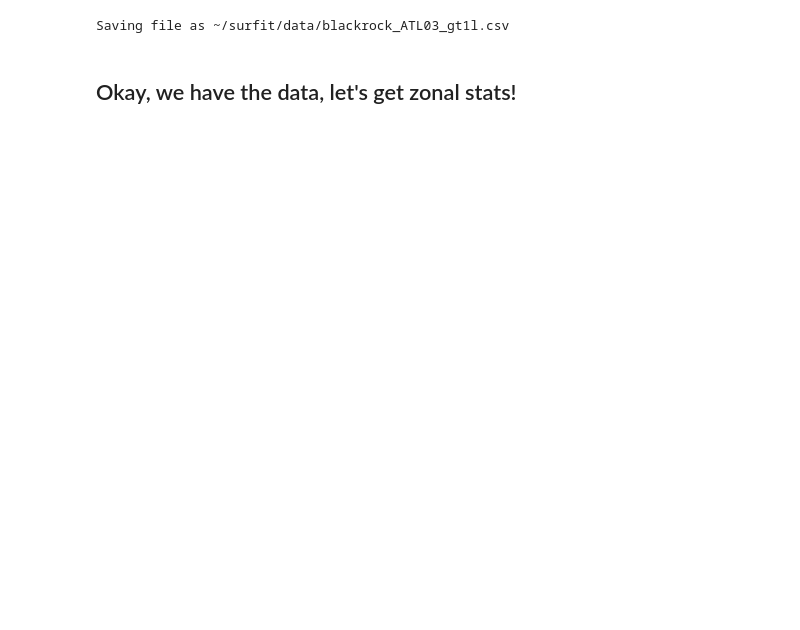
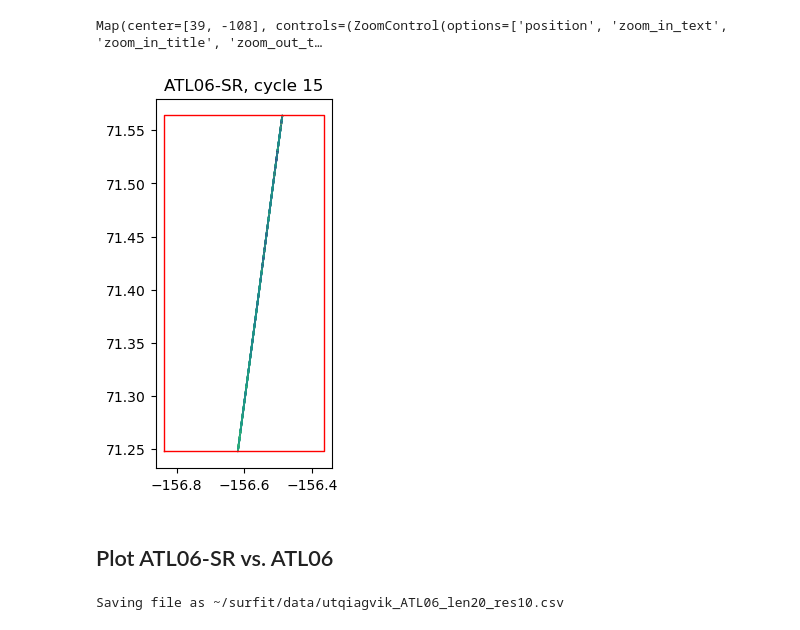
Before and after one commit to ICESAT-2HackWeek/surfit, a Jupyter notebook: contributors/ben/DEM_Comparison.ipynb, the cells around one changed output. Saved outputs shown, nothing was run; the diff lists cells and outputs as text; code cells hidden in the pictures; blank space fills up the shorter version.

```diff
--- a/contributors/ben/DEM_Comparison.ipynb
+++ b/contributors/ben/DEM_Comparison.ipynb
@@ -175,0 +84,35 @@ Index(['rgt', 'background_rate', 'segment_id', 'sc_orient', 'segment_dist',
+# %%
+# Build ATL06 Request
+parms = {
+    "poly": region,
+    "cnf": -2,
+    "ats": 10.0,
+    "cnt": 10,
+    "len": segLength,
+    "res": res,
+    "maxi": 1,
+    "cycle": cycle,
+
+    # get zonal stats of dem
+    "samples" : {
+            "3dep": {"asset": "arcticdem-mosaic", "radius": 10.0, "zonal_stats": True}
+        }
+}
+# %%
+# Latch Start Time
+#perf_start = time.perf_counter()
+
+# Request ATL06 Data
+atl06_sr = icesat2.atl06p(parms, "nsidc-s3")
+ss_atl06_sr = atl06_sr[(atl06_sr.rgt == rgt)*atl06_sr.loc[:, 'gt']==gtDict[beam]]
+
+
+# Latch Stop Time
+#perf_stop = time.perf_counter()
+
+# Display Statistics
+#perf_duration = perf_stop - perf_start
+#print("Completed in {:.3f} seconds of wall-clock time".format(perf_duration))
+print("Reference Ground Tracks: {}".format(ss_atl06_sr["rgt"].unique()))
+print("Cycles: {}".format(ss_atl06_sr["cycle"].unique()))
+print("Received {} elevations".format(ss_atl06_sr.shape[0]))
@@ -176,8 +146,28 @@ Index(['rgt', 'background_rate', 'segment_id', 'sc_orient', 'segment_dist',
+# %%
+projection = 'Global'
+max_plot_point = ss_atl06_sr.shape[0]
+m = ipysliderule.leaflet(projection)
+m.GeoData(ss_atl06_sr, column_name='h_mean', cmap='viridis', max_plot_point=max_plot_point)
+
+display.display(m.map)
+# %% [output]
+Map(center=[39, -108], controls=(ZoomControl(options=['position', 'zoom_in_text', 'zoom_in_title', 'zoom_out_t…
+# %%
+# Prepare coordinate lists for plotting the region of interest polygon
+region_lon = [e["lon"] for e in region]
+region_lat = [e["lat"] for e in region]
+f, ax = plt.subplots()
+ax.set_title(f"ATL06-SR, cycle {cycle}")
+ax.set_aspect('equal')
+ss_atl06_sr.plot(ax=ax, column='h_mean', cmap='viridis', s=0.1)
+ax.plot(region_lon, region_lat, linewidth=1, color='red');
+# %% [output]
+[figure, added]
+# %% [markdown]
+## Plot ATL06-SR vs. ATL06
 # %%
-# # Save geodataframe as csv
-# print(f'Saving file as {filename}')
-# D3.to_csv(filename)
+# Save geodataframe as csv
+print(f'Saving file as {filename}')
+ss_atl06_sr.to_csv(filename)
 # %% [output]
-Saving file as ~/surfit/data/blackrock_ATL03_gt1l.csv
+Saving file as ~/surfit/data/utqiagvik_ATL06_len20_res10.csv
-# %% [markdown]
-## Okay, we have the data, let's get zonal stats!
```
Also changed, not shown: parts of 23 cells of this notebook, 2 other files.
